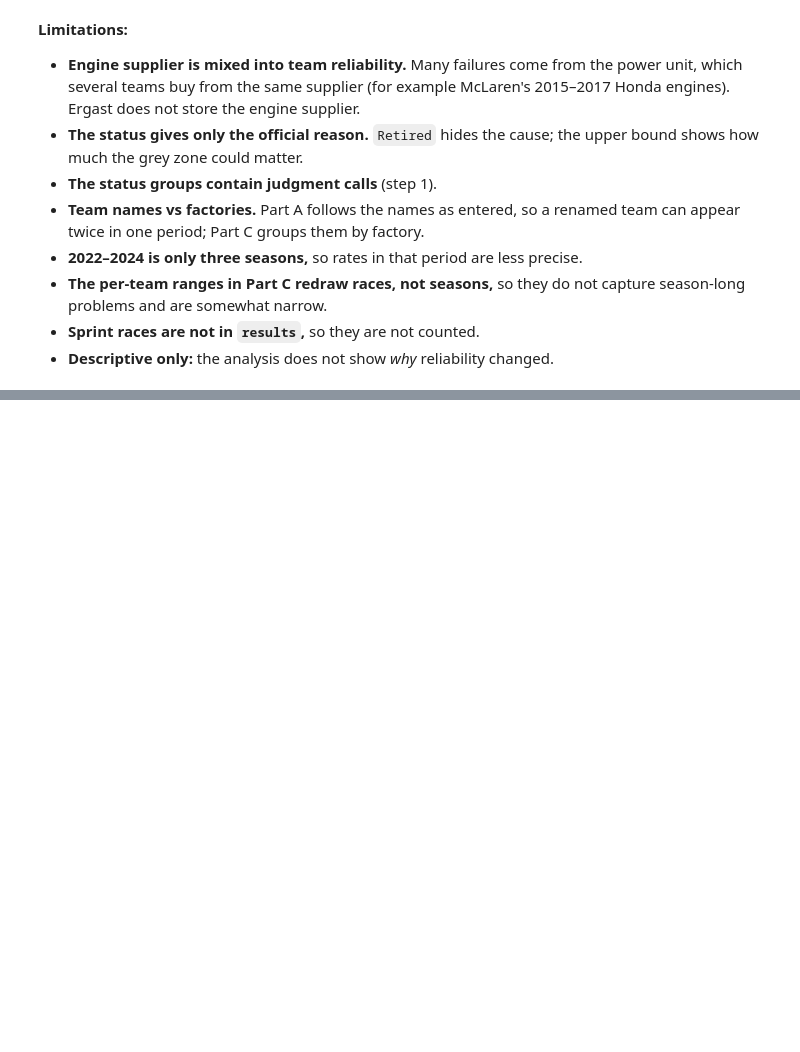
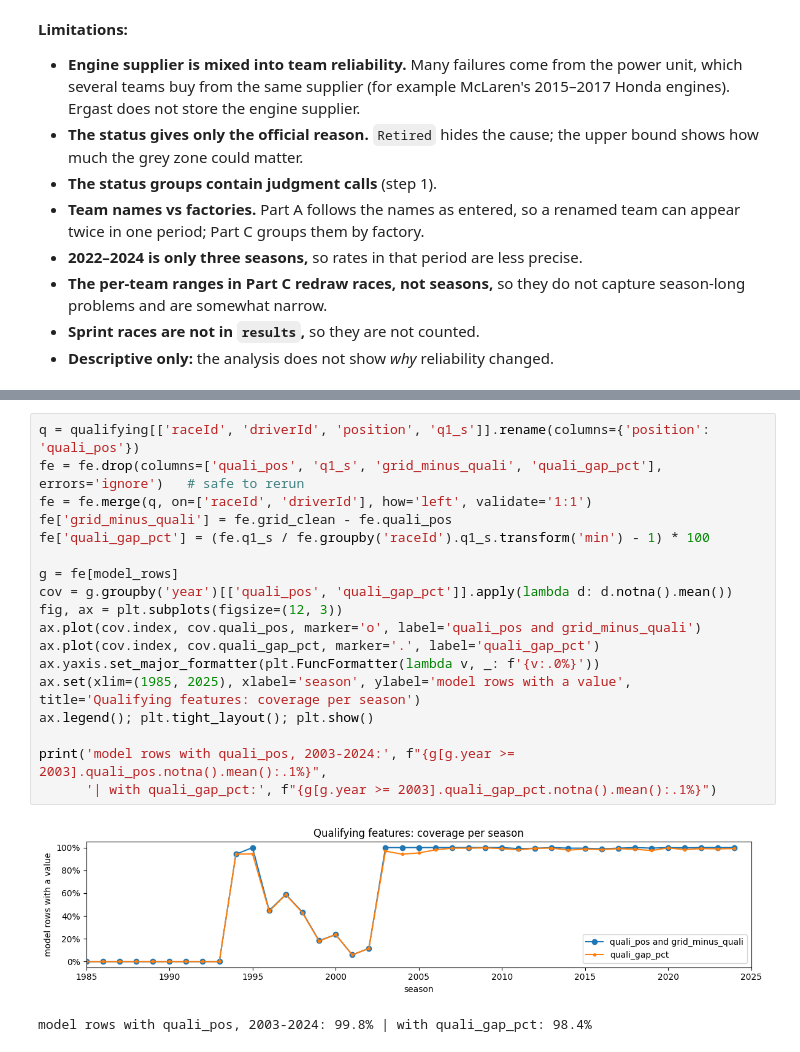
Before and after one commit to sal-tarek/ACL_F1_Predictions, a Jupyter notebook: acl_milestone1.ipynb, the cells around one changed output, grey strips where cells are left out. Cells and saved outputs as stored; diff of their text form; blank space fills up the shorter version.

```diff
--- a/acl_milestone1.ipynb
+++ b/acl_milestone1.ipynb
@@ -6980,0 +7113,21 @@ Q3 answers (✓ = in the top group under every minimum sample)
+# %%
+q = qualifying[['raceId', 'driverId', 'position', 'q1_s']].rename(columns={'position': 'quali_pos'})
+fe = fe.drop(columns=['quali_pos', 'q1_s', 'grid_minus_quali', 'quali_gap_pct'], errors='ignore')   # safe to rerun
+fe = fe.merge(q, on=['raceId', 'driverId'], how='left', validate='1:1')
+fe['grid_minus_quali'] = fe.grid_clean - fe.quali_pos
+fe['quali_gap_pct'] = (fe.q1_s / fe.groupby('raceId').q1_s.transform('min') - 1) * 100
+
+g = fe[model_rows]
+cov = g.groupby('year')[['quali_pos', 'quali_gap_pct']].apply(lambda d: d.notna().mean())
+fig, ax = plt.subplots(figsize=(12, 3))
+ax.plot(cov.index, cov.quali_pos, marker='o', label='quali_pos and grid_minus_quali')
+ax.plot(cov.index, cov.quali_gap_pct, marker='.', label='quali_gap_pct')
+ax.yaxis.set_major_formatter(plt.FuncFormatter(lambda v, _: f'{v:.0%}'))
+ax.set(xlim=(1985, 2025), xlabel='season', ylabel='model rows with a value', title='Qualifying features: coverage per season')
+ax.legend(); plt.tight_layout(); plt.show()
+
+print('model rows with quali_pos, 2003-2024:', f"{g[g.year >= 2003].quali_pos.notna().mean():.1%}",
+      '| with quali_gap_pct:', f"{g[g.year >= 2003].quali_gap_pct.notna().mean():.1%}")
+# %% [output]
+[figure, added]
+model rows with quali_pos, 2003-2024: 99.8% | with quali_gap_pct: 98.4%
```
Also changed, not shown: parts of 18 cells of this notebook.
